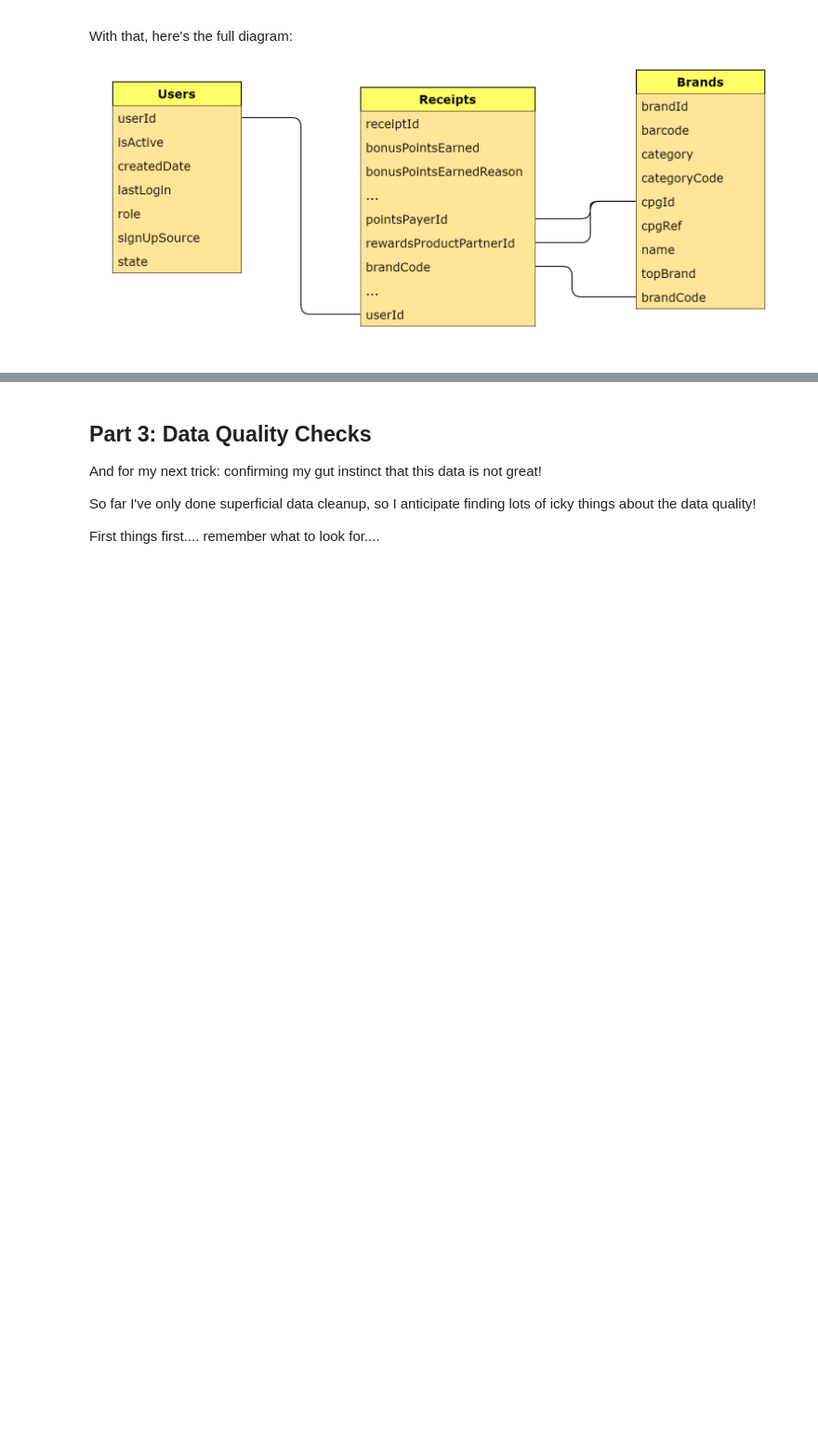
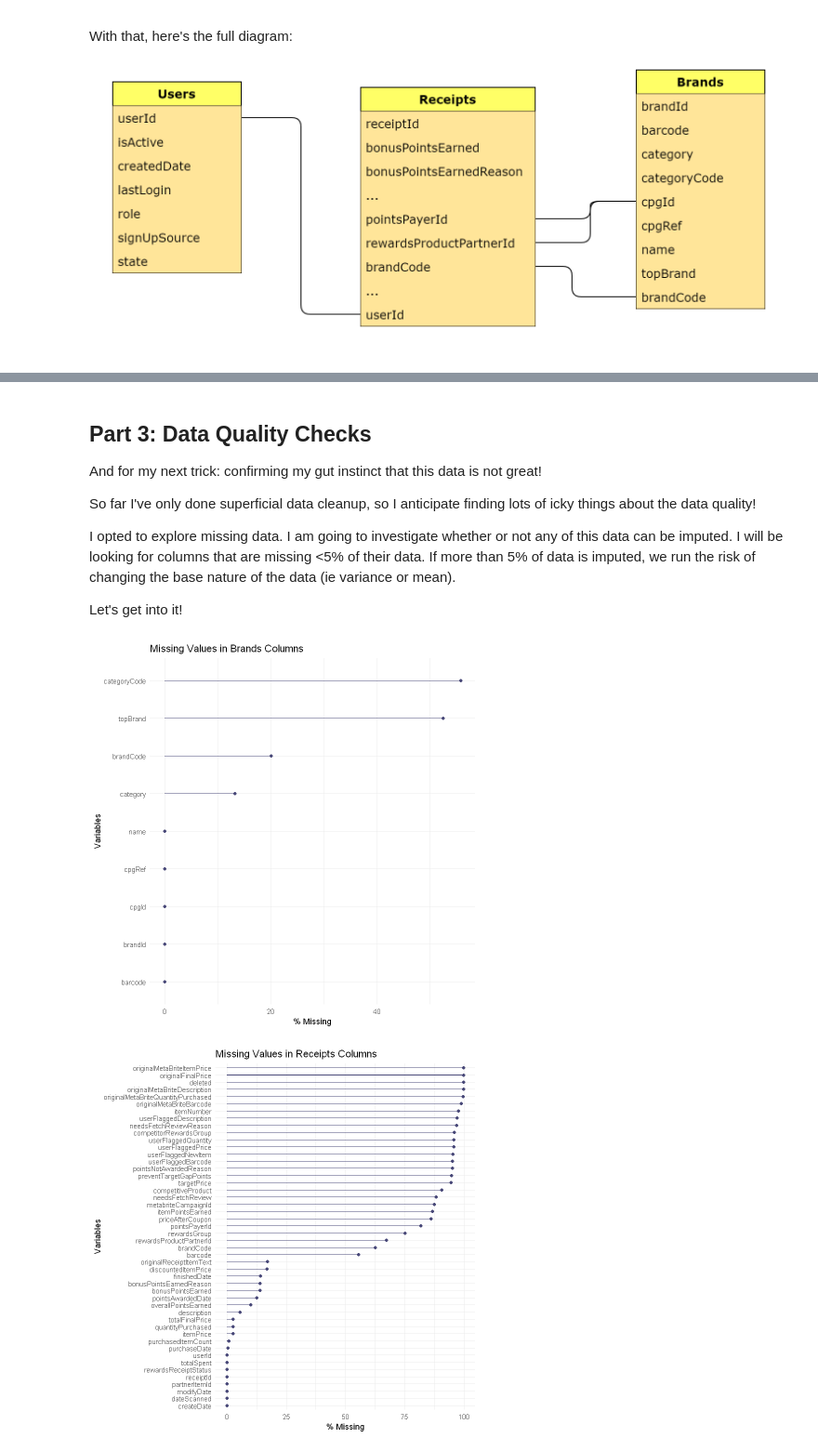
Before and after one commit to deannas101/Fetch_Data_Analyst, a Jupyter notebook: Raw Code/Data Analyst Application - Thought Process.ipynb, the cells around one changed output, grey strips where cells are left out. Shown at 93% size. Cells and saved outputs as stored; diff of their text form; code cells hidden in the pictures; blank space fills up the shorter version.

```diff
--- a/Raw Code/Data Analyst Application - Thought Process.ipynb
+++ b/Raw Code/Data Analyst Application - Thought Process.ipynb
@@ -379,4 +264,13 @@ And for my next trick: confirming my gut instinct that this data is not great!
 
 So far I've only done superficial data cleanup, so I anticipate finding lots of icky things about the data quality!
 
-First things first.... remember what to look for....
+I opted to explore missing data. I am going to investigate whether or not any of this data can be imputed. I will be looking for columns that are missing <5% of their data. If more than 5% of data is imputed, we run the risk of changing the base nature of the data (ie variance or mean).
+
+Let's get into it!
+# %%
+gg_miss_var(brands, show_pct = TRUE) + labs(title = "Missing Values in Brands Columns")
+gg_miss_var(receipts, show_pct = TRUE) + labs(title = "Missing Values in Receipts Columns")
+gg_miss_var(users, show_pct = TRUE) + labs(title = "Missing Values in Users Columns")
+# %% [output]
+[figure, added]
+[figure, added]
```
Also changed, not shown: parts of 10 cells of this notebook, 3 other files.
